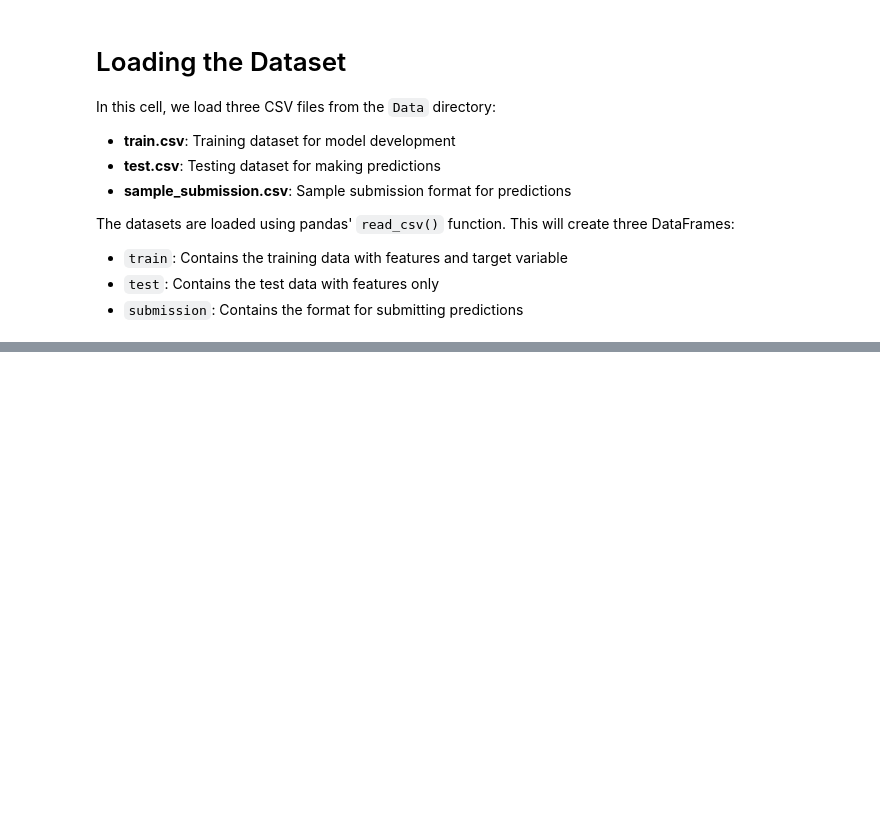
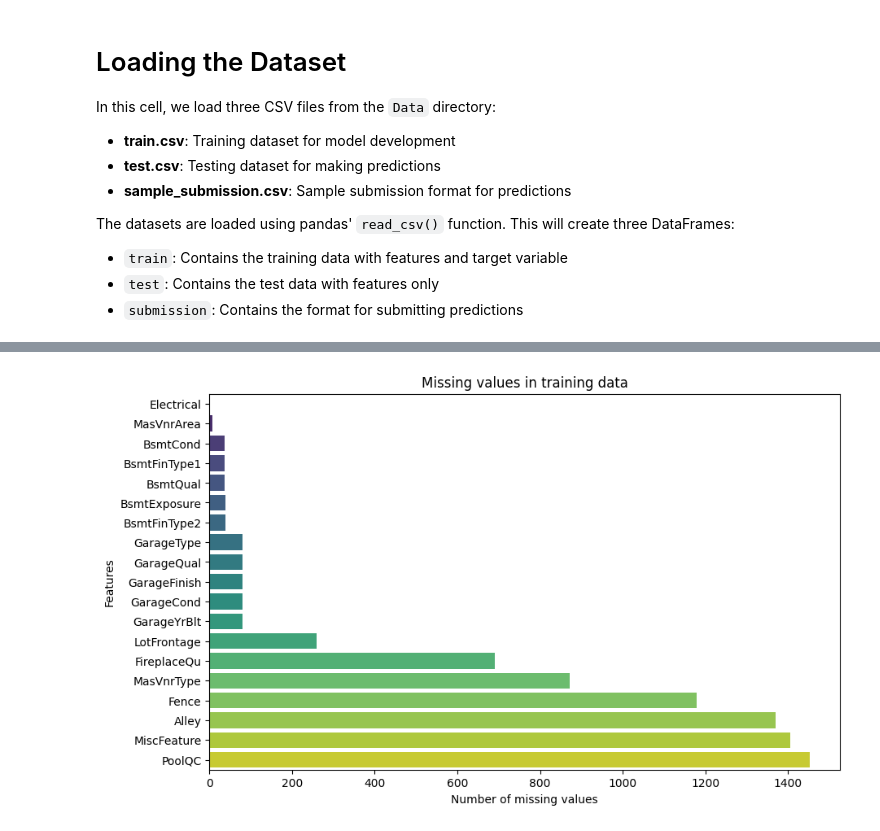
Before and after one commit to singhbipul2001/house-price-prediction-model, a Jupyter notebook: model.ipynb, the cells around one changed output, grey strips where cells are left out. Cells and saved outputs as stored; diff of their text form; code cells hidden in the pictures; blank space fills up the shorter version.

```diff
--- a/model.ipynb
+++ b/model.ipynb
@@ -64,0 +104,18 @@ train.head(5)
+# %%
+missing = train.isnull().sum()
+missing = missing[missing > 0]
+missing.sort_values(inplace=True)
+plt.figure(figsize = (10,6))
+# sns.barplot(x=missing.index, y=missing)
+# plt.xticks(rotation = 90)
+# plt.xlabel('Features')
+# plt.ylabel('Number of missing values')
+# plt.title('Missing values in training data')
+# plt.show()
+sns.barplot(x = missing.values, y = missing.index, palette = 'viridis', orient = 'h')
+plt.xlabel('Number of missing values')
+plt.ylabel('Features')
+plt.title('Missing values in training data')
+plt.show()
+# %% [output]
+[figure, added]
```
Also changed, not shown: parts of 9 cells of this notebook.
